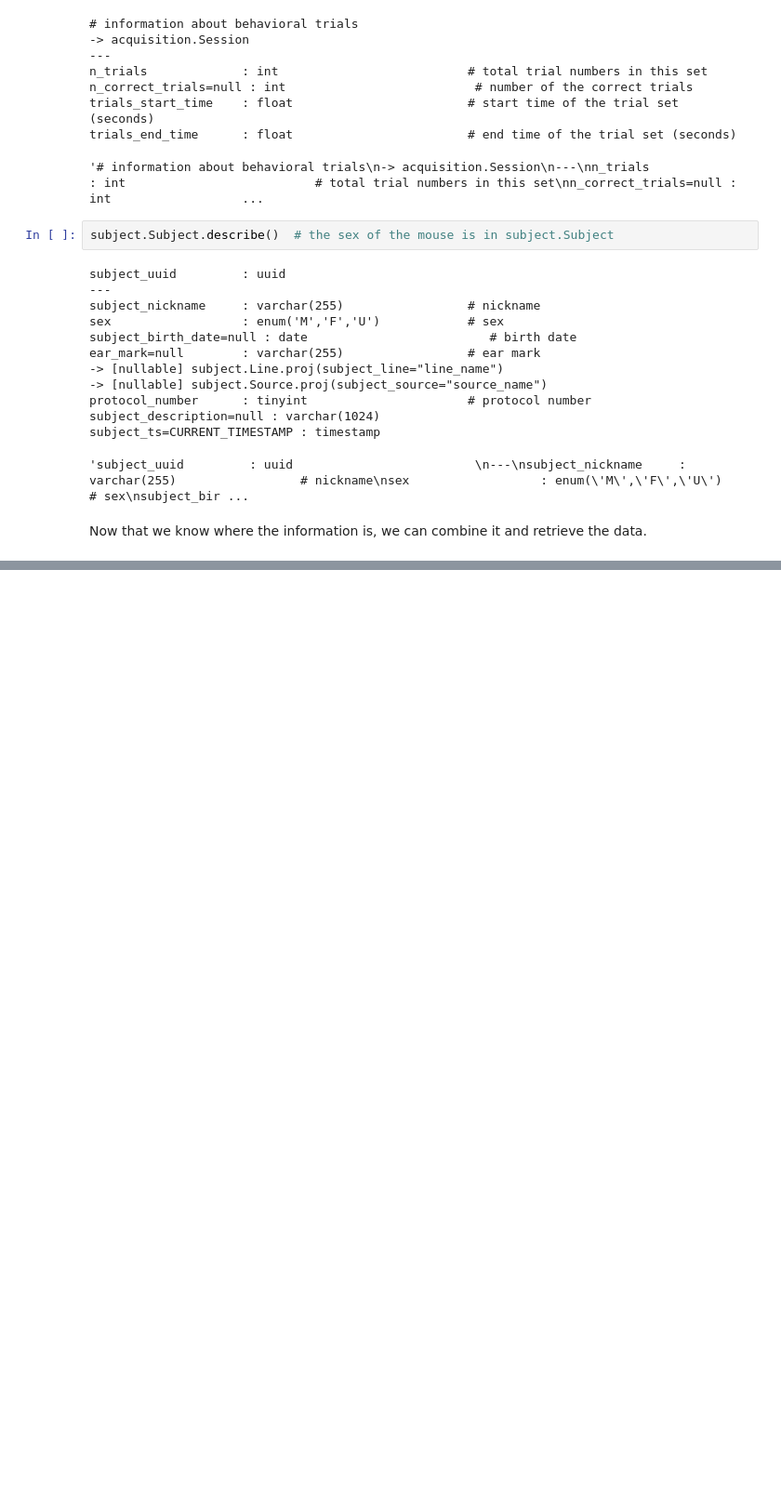
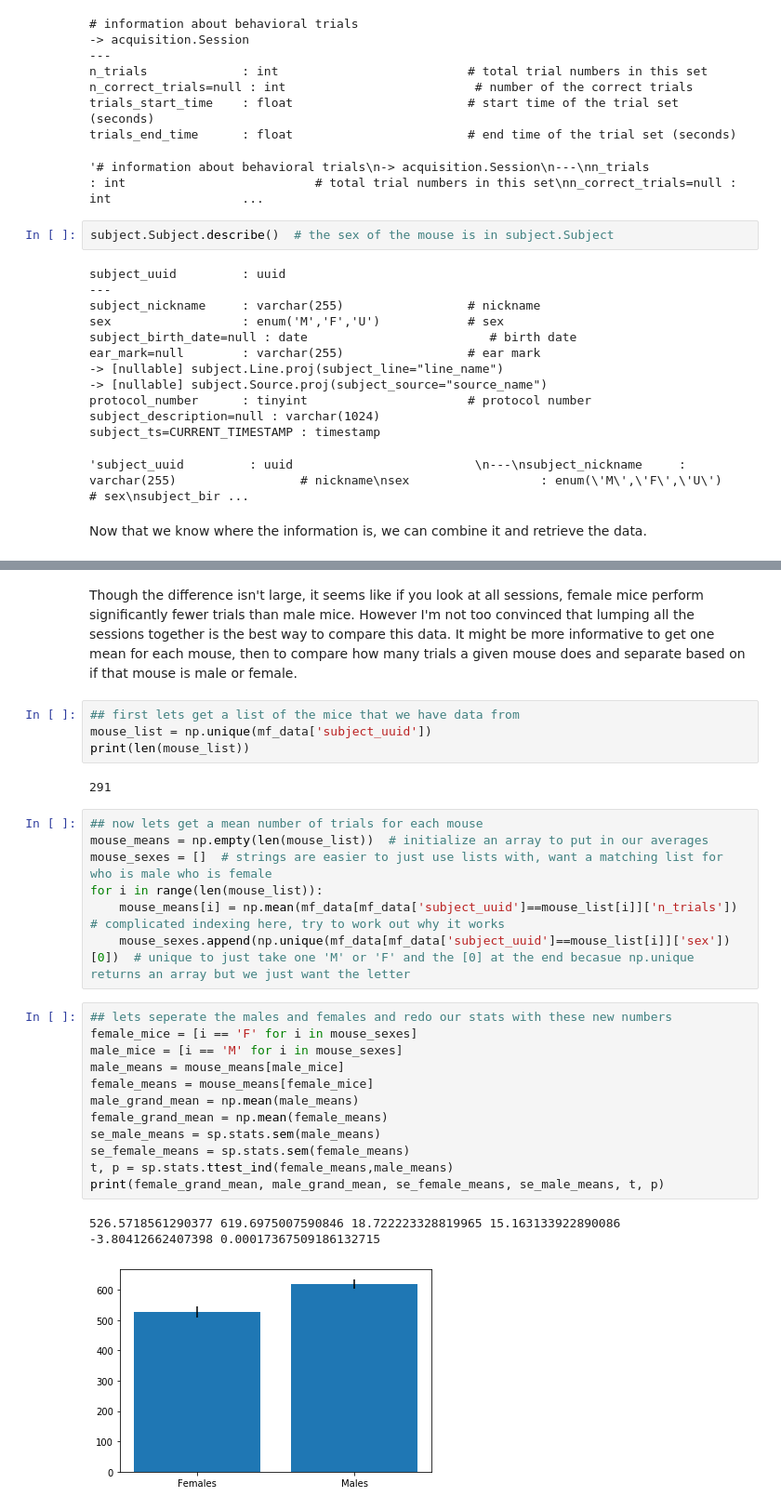
Before and after one commit to cskrasniak/behavior_analysis_demo, a Jupyter notebook: simple_analysis_example.ipynb, the cells around one changed output, grey strips where cells are left out. Shown: that part at 93% size. Drawn from its saved outputs; the diff is of its cells as text; blank space fills up the shorter version.

```diff
--- a/simple_analysis_example.ipynb
+++ b/simple_analysis_example.ipynb
@@ -125,0 +179,30 @@ To inspire original questions for students, the following line can be run to fin
+# %% [markdown]
+Though the difference isn't large, it seems like if you look at all sessions, female mice perform significantly fewer trials than male mice. However I'm not too convinced that lumping all the sessions together is the best way to compare this data. It might be more informative to get one mean for each mouse, then to compare how many trials a given mouse does and separate based on if that mouse is male or female.
+# %%
+## first lets get a list of the mice that we have data from
+mouse_list = np.unique(mf_data['subject_uuid'])
+print(len(mouse_list))
+# %% [output]
+291
+# %%
+## now lets get a mean number of trials for each mouse
+mouse_means = np.empty(len(mouse_list))  # initialize an array to put in our averages
+mouse_sexes = []  # strings are easier to just use lists with, want a matching list for who is male who is female
+for i in range(len(mouse_list)):
+    mouse_means[i] = np.mean(mf_data[mf_data['subject_uuid']==mouse_list[i]]['n_trials'])  # complicated indexing here, try to work out why it works
+    mouse_sexes.append(np.unique(mf_data[mf_data['subject_uuid']==mouse_list[i]]['sex'])[0])  # unique to just take one 'M' or 'F' and the [0] at the end becasue np.unique returns an array but we just want the letter
+# %%
+## lets seperate the males and females and redo our stats with these new numbers
+female_mice = [i == 'F' for i in mouse_sexes]
+male_mice = [i == 'M' for i in mouse_sexes]
+male_means = mouse_means[male_mice]
+female_means = mouse_means[female_mice]
+male_grand_mean = np.mean(male_means)
+female_grand_mean = np.mean(female_means)
+se_male_means = sp.stats.sem(male_means)
+se_female_means = sp.stats.sem(female_means)
+t, p = sp.stats.ttest_ind(female_means,male_means)
+print(female_grand_mean, male_grand_mean, se_female_means, se_male_means, t, p)
+# %% [output]
+526.5718561290377 619.6975007590846 18.722223328819965 15.163133922890086 -3.80412662407398 0.00017367509186132715
+[figure, added]
```
Also changed, not shown: parts of 25 cells of this notebook.
